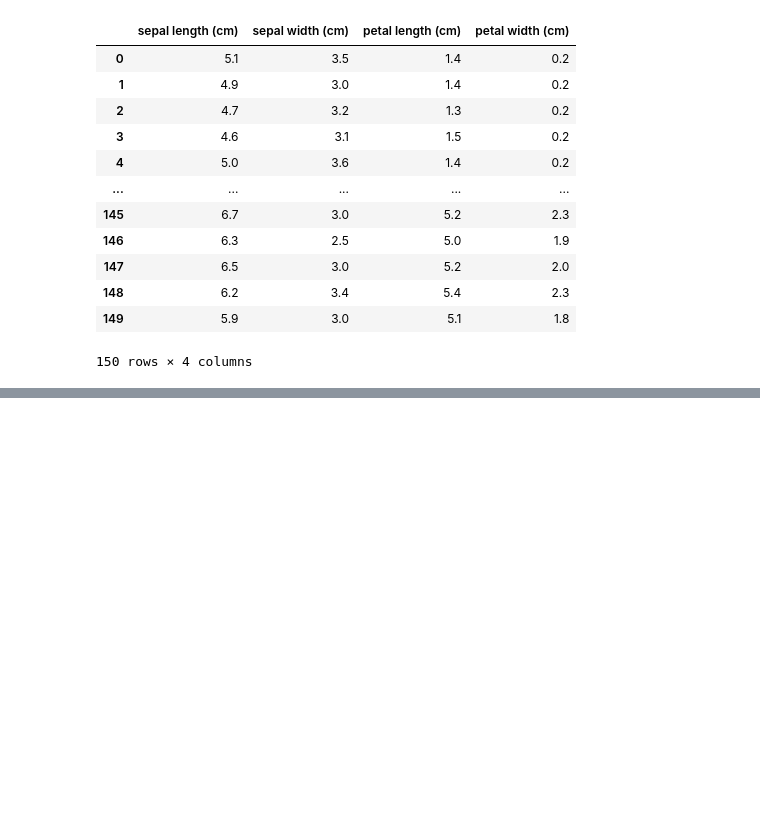
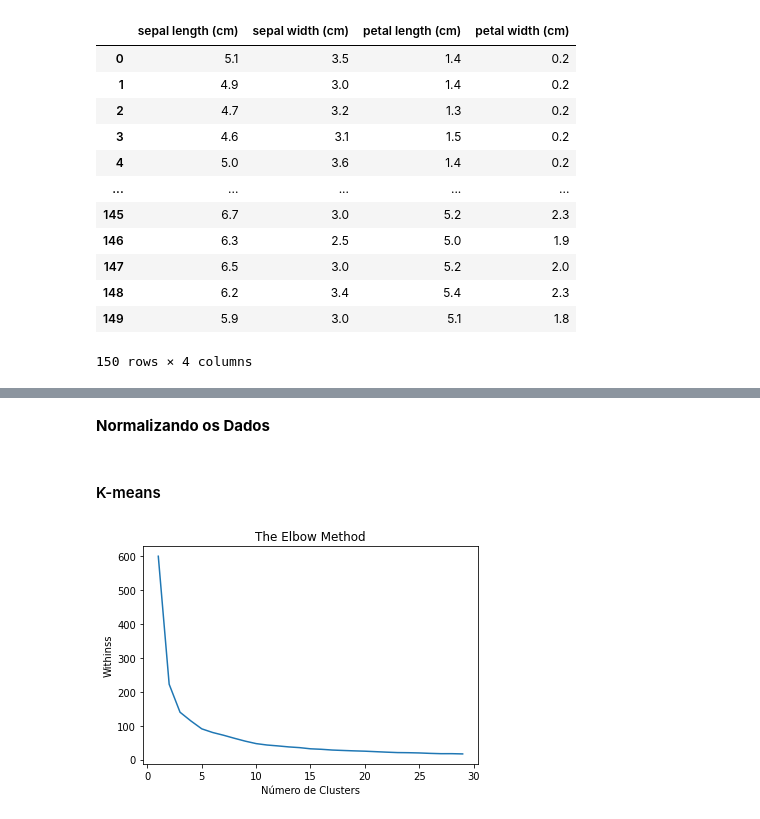
Before and after one commit to ricardobreis/Cluster-Analysis-Iris, a Jupyter notebook: kmeans.ipynb, the cells around one changed output, grey strips where cells are left out. Saved outputs shown, nothing was run; the diff lists cells and outputs as text; code cells hidden in the pictures; blank space fills up the shorter version.

```diff
--- a/kmeans.ipynb
+++ b/kmeans.ipynb
@@ -41,8 +43,8 @@ iris
         2, 2, 2, 2, 2, 2, 2, 2, 2, 2, 2, 2, 2, 2, 2, 2, 2, 2]),
  'target_names': array(['setosa', 'versicolor', 'virginica'], dtype='<U10')}
 # %%
-df = pd.DataFrame(data = iris.data, columns = iris.feature_names)
-df
+features = pd.DataFrame(data = iris.data, columns = iris.feature_names)
+features
 # %% [output]
 |  | sepal length (cm) | sepal width (cm) | petal length (cm) | petal width (cm) |
 | 0 | 5.1 | 3.5 | 1.4 | 0.2 |
@@ -59,0 +79,23 @@ df
+# %% [markdown]
+**Normalizando os Dados**
+# %%
+scaler = StandardScaler()
+features_scaled = scaler.fit_transform(features)
+# %% [markdown]
+#### K-means
+# %%
+withinss = []
+
+for i in range(1, 30):
+    kmeans = KMeans(n_clusters = i, init = 'k-means++', max_iter = 300, n_init = 10, random_state = 0)
+    kmeans.fit(features_scaled)
+    withinss.append(kmeans.inertia_)
+
+# Plot do within sum of square
+plt.plot(range(1, 30), withinss)
+plt.title('The Elbow Method')
+plt.xlabel('Número de Clusters')
+plt.ylabel('Withinss')
+plt.show()
+# %% [output]
+[figure, added]
```
Also changed, not shown: parts of 4 cells of this notebook.
